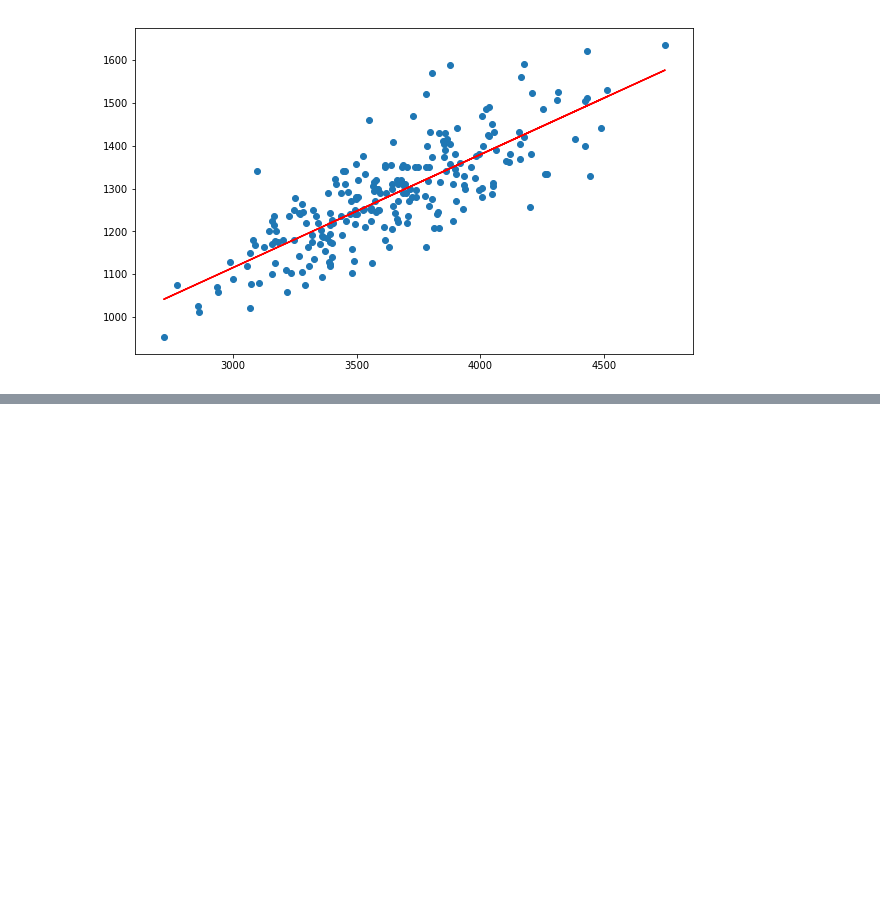
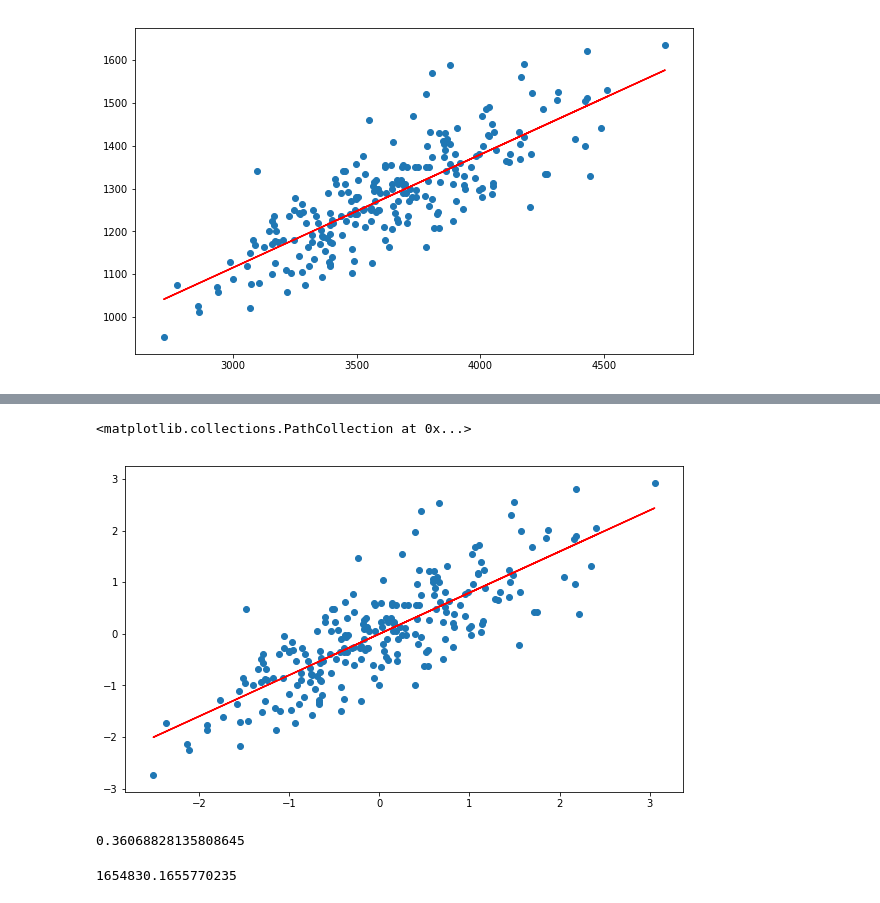
Before and after one commit to ravi4all/ML_RegJune_3_30_2019, a Jupyter notebook: MachineLearning/01-LinearRegression/01-PythonLinearRegression.ipynb, the cells around one changed output, grey strips where cells are left out. Drawn from its saved outputs; the diff is of its cells as text; code cells hidden in the pictures; blank space fills up the shorter version.

```diff
--- a/MachineLearning/01-LinearRegression/01-PythonLinearRegression.ipynb
+++ b/MachineLearning/01-LinearRegression/01-PythonLinearRegression.ipynb
@@ -76,0 +85,6 @@ plt.scatter(X,y)
+# %%
+error = 0
+for i in range(len(y)):
+    error += (predictions[i] - y[i]) ** 2
+
+mse = error / len(y)
@@ -76,0 +121,7 @@ plt.scatter(X,y)
+# %%
+n = len(X)
+slope = 0
+intercept = 0
+
+alpha = 0.0001
+epochs = 50000
@@ -76,0 +138,13 @@ plt.scatter(X,y)
+# %%
+predictions = []
+
+for i in range(len(X)):
+    y_pred = slope * X[i] + intercept
+    predictions.append(y_pred)
+
+plt.figure(figsize=(10,6))
+plt.plot(X,predictions,'red')
+plt.scatter(X,y)
+# %% [output]
+<matplotlib.collections.PathCollection at 0x...>
+[figure, added]
@@ -76,0 +153,4 @@ plt.scatter(X,y)
+# %%
+mean_squared_error(y,predictions)
+# %% [output]
+0.36068828135808645
@@ -76,0 +160,4 @@ plt.scatter(X,y)
+# %%
+mean_squared_error(y,pred_transformed)
+# %% [output]
+1654830.1655770235
```
Also changed, not shown: parts of 14 cells of this notebook, 2 other files.
